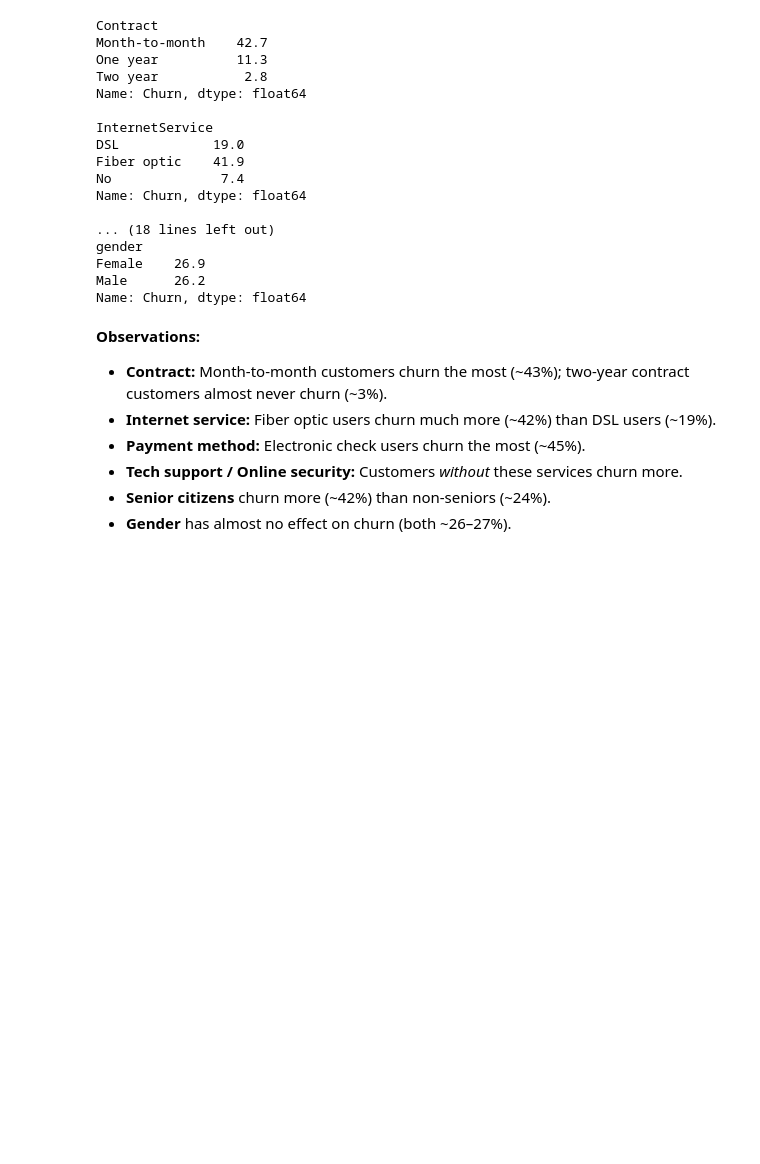
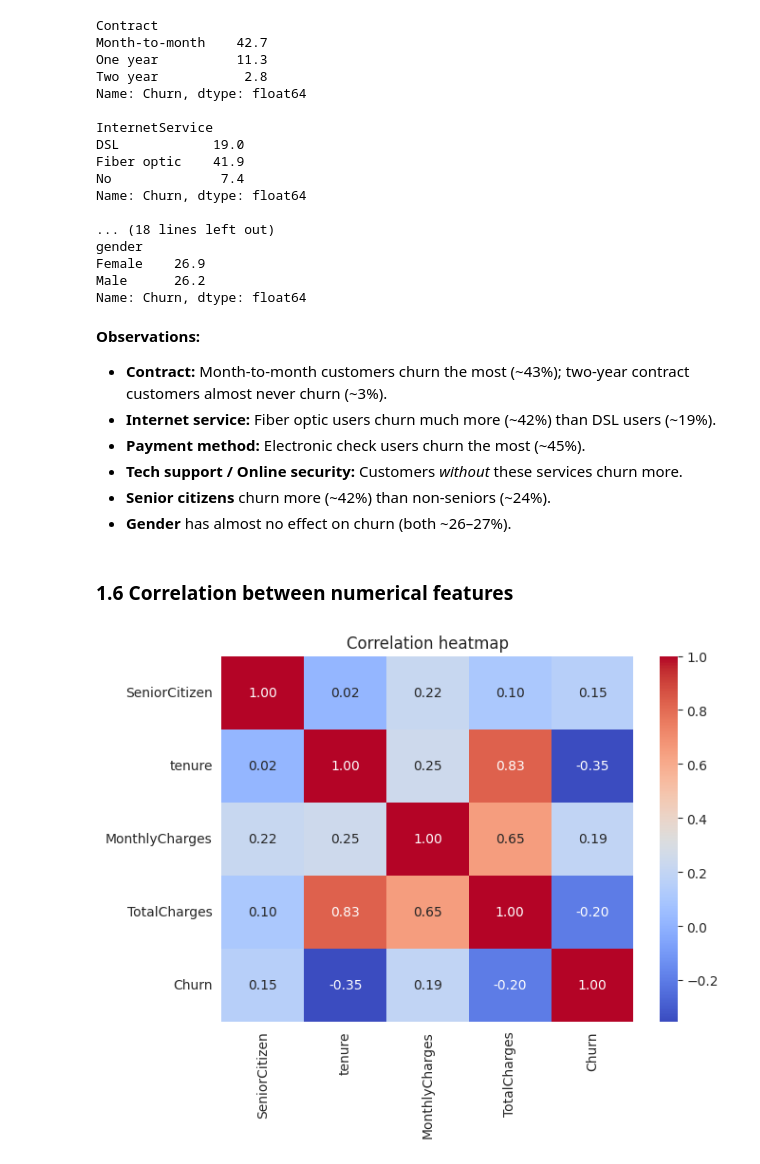
Before and after one commit to wageesha111/telco-churn-prediction, a Jupyter notebook: Telco_Churn_Coursework.ipynb, the cells around one changed output. Cells and saved outputs as stored; diff of their text form; code cells hidden in the pictures; blank space fills up the shorter version.

Commit message:
EDA: add correlation heatmap and insights

```diff
--- a/Telco_Churn_Coursework.ipynb
+++ b/Telco_Churn_Coursework.ipynb
@@ -242,3 +242,15 @@ Name: Churn, dtype: float64
 - **Tech support / Online security:** Customers *without* these services churn more.
 - **Senior citizens** churn more (~42%) than non-seniors (~24%).
 - **Gender** has almost no effect on churn (both ~26–27%).
+# %% [markdown]
+### 1.6 Correlation between numerical features
+# %%
+corr_df = df[["SeniorCitizen", "tenure", "MonthlyCharges", "TotalCharges"]].copy()
+corr_df["Churn"] = (df["Churn"] == "Yes").astype(int)
+
+plt.figure(figsize=(7, 5))
+sns.heatmap(corr_df.corr(), annot=True, cmap="coolwarm", fmt=".2f")
+plt.title("Correlation heatmap")
+plt.show()
+# %% [output]
+[figure, added]
```
Also changed, not shown: parts of 1 cell of this notebook.
